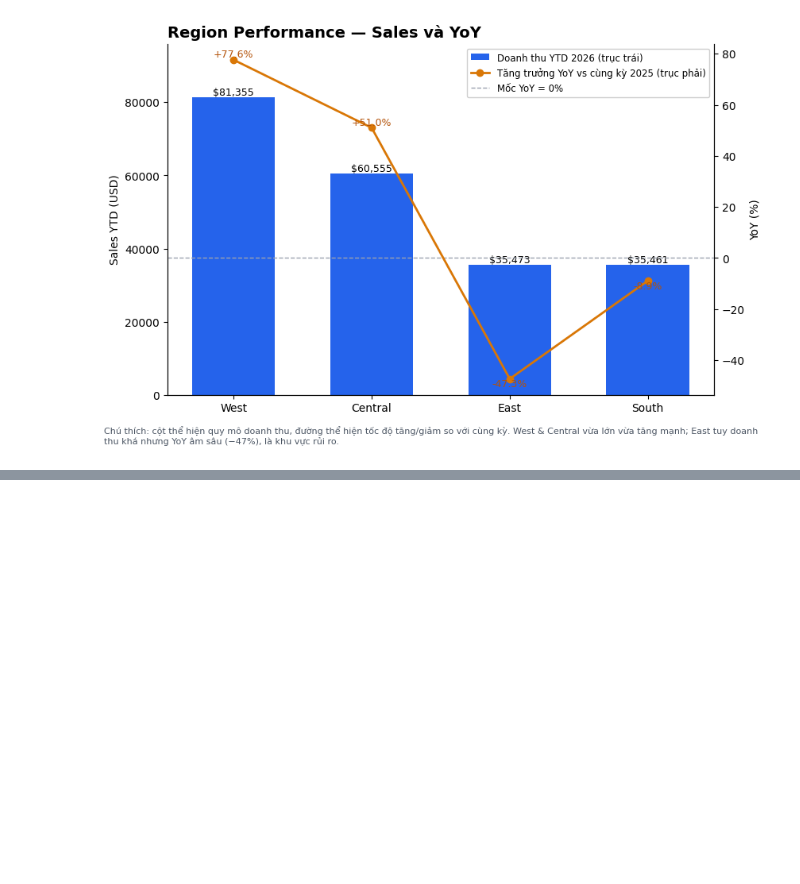
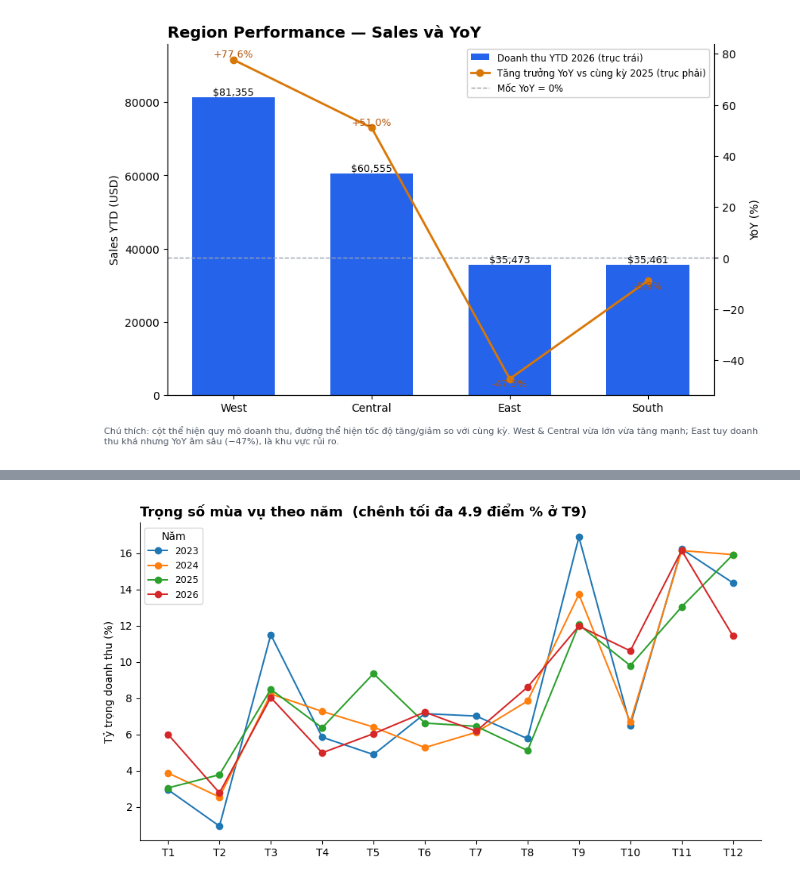
Before and after one commit to khanhnguyenduy147/project-data-visualization, a Jupyter notebook: notebook/test.ipynb, the cells around one changed output, grey strips where cells are left out. Saved outputs shown, nothing was run; the diff lists cells and outputs as text; code cells hidden in the pictures; blank space fills up the shorter version.

```diff
--- a/notebook/test.ipynb
+++ b/notebook/test.ipynb
@@ -146,0 +185,27 @@ plt.show()
+# %%
+# EDA: Trọng số doanh thu từng tháng theo từng năm (kiểm chứng mùa vụ)
+dy = df.copy()
+dy['Y'] = dy['Order Date'].dt.year
+dy['M'] = dy['Order Date'].dt.month
+full_years = [int(y) for y in sorted(dy['Y'].unique())
+              if dy[dy['Y'] == y]['M'].nunique() == 12]
+
+fig, ax = plt.subplots(figsize=(9, 5))
+wmat = {}
+for y in full_years:
+    s = dy[dy['Y'] == y].groupby('M')['Sales'].sum().reindex(range(1, 13), fill_value=0)
+    w = s / s.sum() * 100
+    wmat[y] = w.values
+    ax.plot(range(1, 13), w.values, marker='o', label=str(y))
+
+import pandas as _pd
+spread = (_pd.DataFrame(wmat).max(axis=1) - _pd.DataFrame(wmat).min(axis=1))
+ax.set_xticks(range(1, 13)); ax.set_xticklabels([f'T{m}' for m in range(1, 13)])
+ax.set_title(f'Trọng số mùa vụ theo năm  (chênh tối đa {spread.max():.1f} điểm % ở T{spread.values.argmax()+1})',
+             fontsize=13, fontweight='bold', loc='left')
+ax.set_ylabel('Tỷ trọng doanh thu (%)')
+ax.legend(title='Năm', fontsize=9)
+ax.spines[['top', 'right']].set_visible(False)
+plt.tight_layout(); plt.show()
+# %% [output]
+[figure, added]
```
Also changed, not shown: parts of 8 cells of this notebook, 1 other file.
